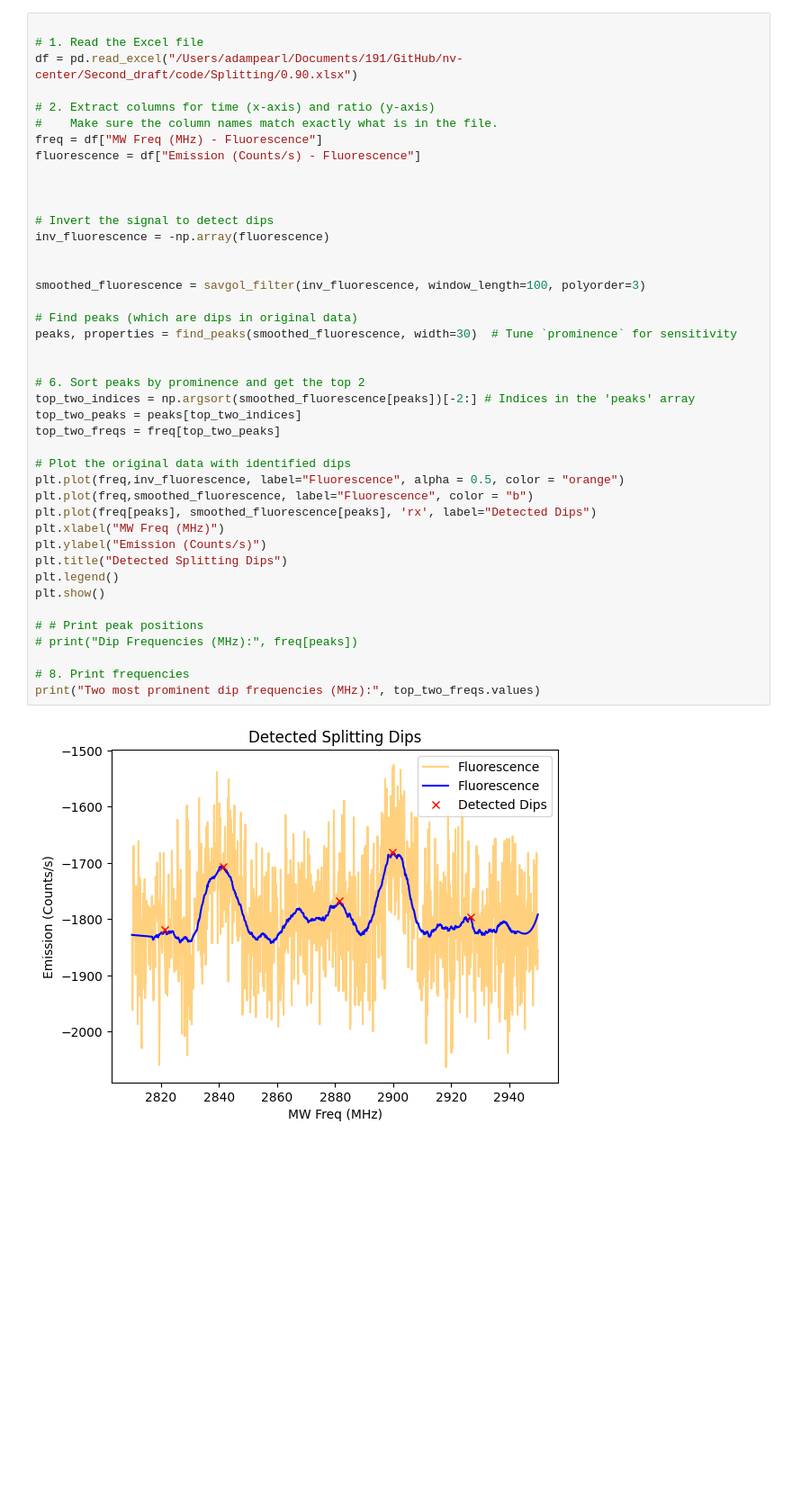
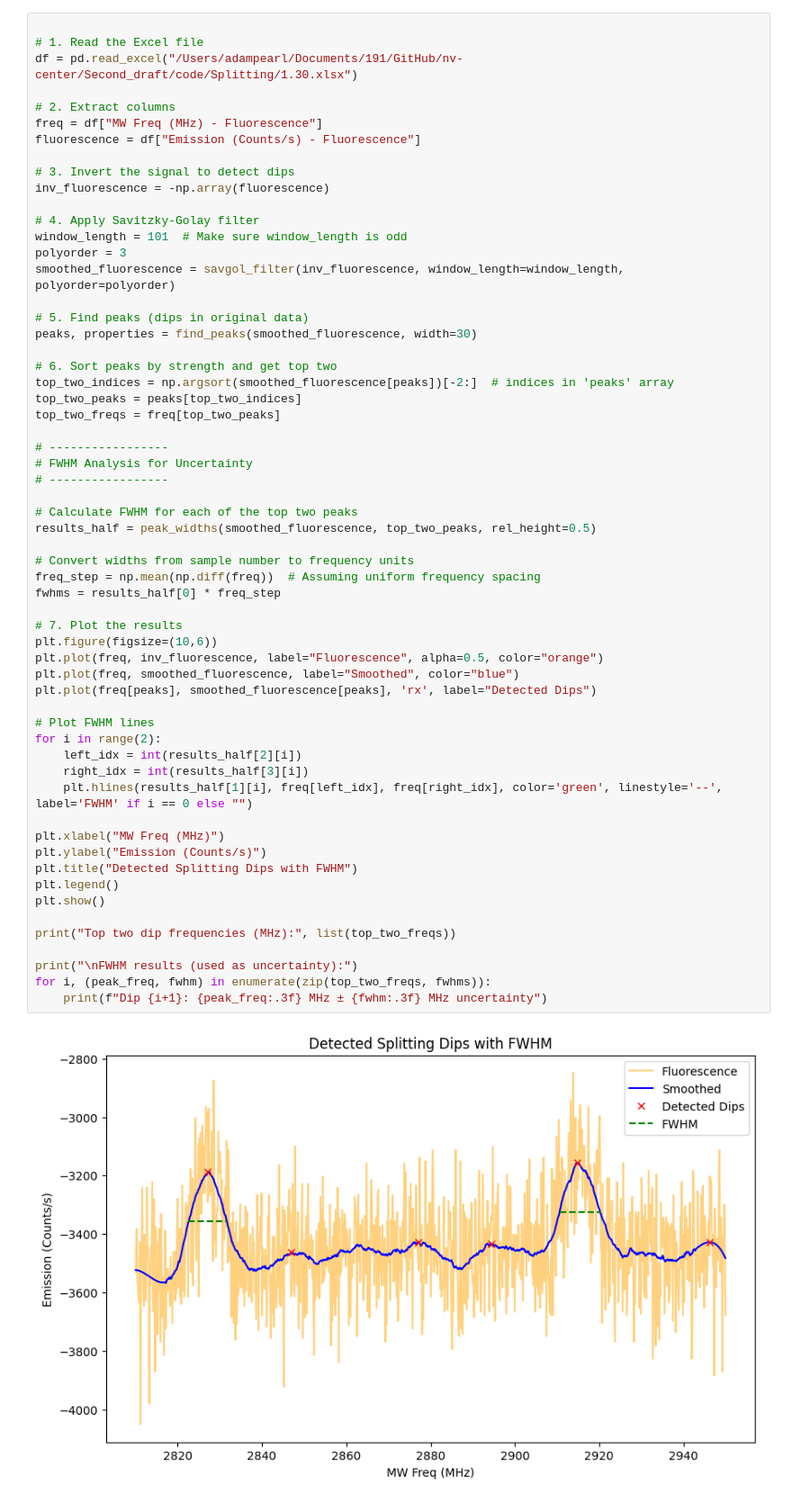
Before and after one commit to nlyu1/nv-center, a Jupyter notebook: Second_draft/code/splitting.ipynb, the cells around one changed output. Shown at 90% size. Drawn from its saved outputs; the diff is of its cells as text; blank space fills up the shorter version.

```diff
--- a/Second_draft/code/splitting.ipynb
+++ b/Second_draft/code/splitting.ipynb
@@ -9,44 +9,61 @@ from scipy.stats import linregress
 # %%
 
 # 1. Read the Excel file
-df = pd.read_excel("/Users/adampearl/Documents/191/GitHub/nv-center/Second_draft/code/Splitting/0.90.xlsx")
+df = pd.read_excel("/Users/adampearl/Documents/191/GitHub/nv-center/Second_draft/code/Splitting/1.30.xlsx")
 
-# 2. Extract columns for time (x-axis) and ratio (y-axis)
-#    Make sure the column names match exactly what is in the file.
+# 2. Extract columns
 freq = df["MW Freq (MHz) - Fluorescence"]
 fluorescence = df["Emission (Counts/s) - Fluorescence"]
 
-
-
-# Invert the signal to detect dips
+# 3. Invert the signal to detect dips
 inv_fluorescence = -np.array(fluorescence)
 
+# 4. Apply Savitzky-Golay filter
+window_length = 101  # Make sure window_length is odd
+polyorder = 3
+smoothed_fluorescence = savgol_filter(inv_fluorescence, window_length=window_length, polyorder=polyorder)
 
-smoothed_fluorescence = savgol_filter(inv_fluorescence, window_length=100, polyorder=3)
+# 5. Find peaks (dips in original data)
+peaks, properties = find_peaks(smoothed_fluorescence, width=30)
 
-# Find peaks (which are dips in original data)
-peaks, properties = find_peaks(smoothed_fluorescence, width=30)  # Tune `prominence` for sensitivity
-
-
-# 6. Sort peaks by prominence and get the top 2
-top_two_indices = np.argsort(smoothed_fluorescence[peaks])[-2:] # Indices in the 'peaks' array
+# 6. Sort peaks by strength and get top two
+top_two_indices = np.argsort(smoothed_fluorescence[peaks])[-2:]  # indices in 'peaks' array
 top_two_peaks = peaks[top_two_indices]
 top_two_freqs = freq[top_two_peaks]
 
-# Plot the original data with identified dips
-plt.plot(freq,inv_fluorescence, label="Fluorescence", alpha = 0.5, color = "orange")
-plt.plot(freq,smoothed_fluorescence, label="Fluorescence", color = "b")
+# -----------------
+# FWHM Analysis for Uncertainty
+# -----------------
+
+# Calculate FWHM for each of the top two peaks
+results_half = peak_widths(smoothed_fluorescence, top_two_peaks, rel_height=0.5)
+
+# Convert widths from sample number to frequency units
+freq_step = np.mean(np.diff(freq))  # Assuming uniform frequency spacing
+fwhms = results_half[0] * freq_step
+
+# 7. Plot the results
+plt.figure(figsize=(10,6))
+plt.plot(freq, inv_fluorescence, label="Fluorescence", alpha=0.5, color="orange")
+plt.plot(freq, smoothed_fluorescence, label="Smoothed", color="blue")
 plt.plot(freq[peaks], smoothed_fluorescence[peaks], 'rx', label="Detected Dips")
+
+# Plot FWHM lines
+for i in range(2):
+    left_idx = int(results_half[2][i])
+    right_idx = int(results_half[3][i])
+    plt.hlines(results_half[1][i], freq[left_idx], freq[right_idx], color='green', linestyle='--', label='FWHM' if i == 0 else "")
+
 plt.xlabel("MW Freq (MHz)")
 plt.ylabel("Emission (Counts/s)")
-plt.title("Detected Splitting Dips")
+plt.title("Detected Splitting Dips with FWHM")
 plt.legend()
 plt.show()
 
-# # Print peak positions
-# print("Dip Frequencies (MHz):", freq[peaks])
+print("Top two dip frequencies (MHz):", list(top_two_freqs))
 
-# 8. Print frequencies
-print("Two most prominent dip frequencies (MHz):", top_two_freqs.values)
+print("\nFWHM results (used as uncertainty):")
+for i, (peak_freq, fwhm) in enumerate(zip(top_two_freqs, fwhms)):
+    print(f"Dip {i+1}: {peak_freq:.3f} MHz ± {fwhm:.3f} MHz uncertainty")
 # %% [output]
-[figure, old version]
+[figure, new version]
```
Also changed, not shown: parts of 5 cells of this notebook, 2 other files.
